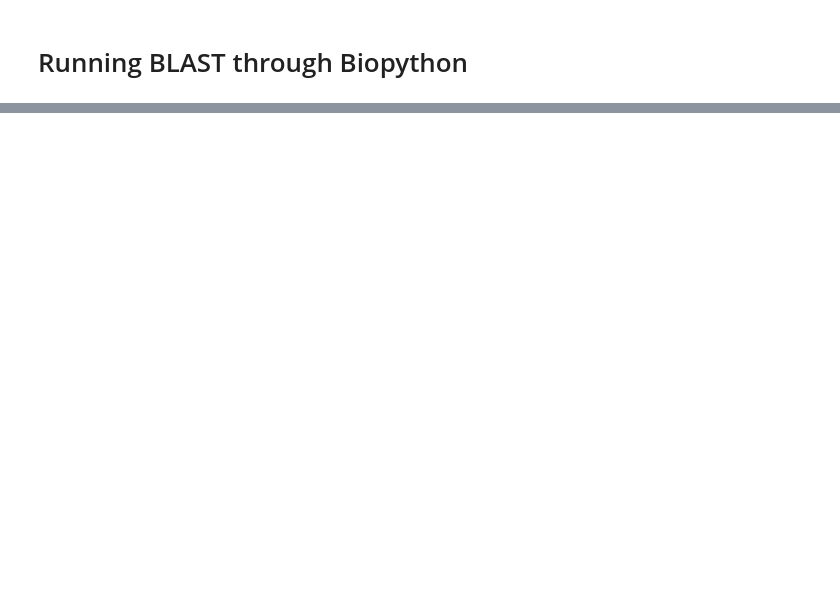
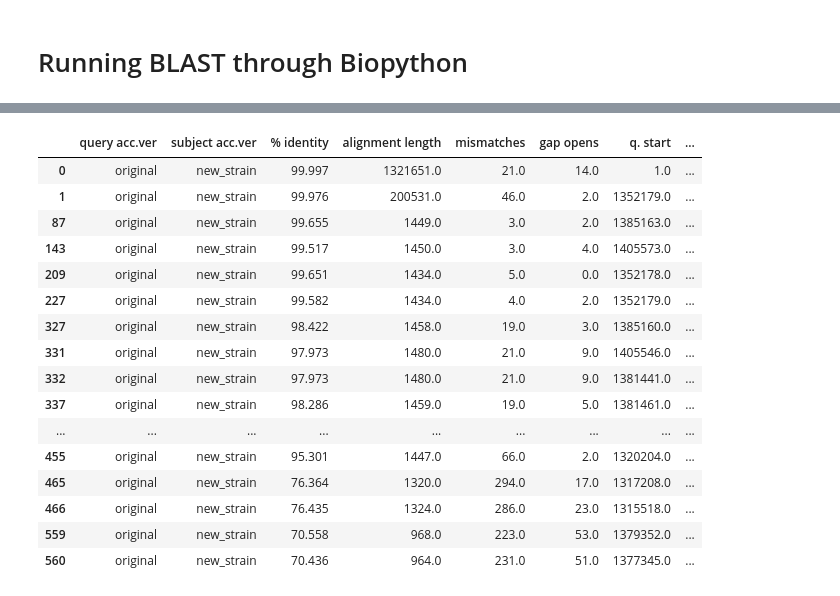
Before and after one commit to SentientVirus/ATTC_biopython, a Jupyter notebook: Blast.ipynb, the cells around one changed output, grey strips where cells are left out. Drawn from its saved outputs; the diff is of its cells as text; code cells hidden in the pictures; blank space fills up the shorter version.

```diff
--- a/Blast.ipynb
+++ b/Blast.ipynb
@@ -15,0 +31,15 @@ ApplicationError: Non-zero return code 127 from 'blastp -query ftsZ.fna -db nr -
+# %%
+i = 0
+with open(outfile) as out:
+    for line in out:
+        print(line)
+        i += 1
+        #We can also use this loop to generate a list with the fields:
+        if "Fields" in line:
+            headers = line
+        elif i > 10:
+            break
+
+header_list = headers.split(",") #Divide comma-separated fields
+header_list[0] = header_list[0].replace("# Fields: ", "") #Remove start of line
+header_list = [header.strip().strip("\n") for header in header_list] #Remove spaces and line breaks from beginning and end
@@ -15,0 +95,11 @@ ApplicationError: Non-zero return code 127 from 'blastp -query ftsZ.fna -db nr -
+# %%
+path2gbks = "gbff" #Directory with input GenBank files
+start = 1300000 #Start position in the genome of the segment to be plotted
+seg_size = 110000 #Size of the segment to be plotted
+
+#We initialize the gv object containing feature information with a few plotting parameters
+gv = GenomeViz(
+    feature_track_ratio = 0.3,
+    tick_track_ratio = 0.5,
+    tick_style = "axis",
+)
@@ -15,0 +149,25 @@ ApplicationError: Non-zero return code 127 from 'blastp -query ftsZ.fna -db nr -
+# %%
+#Here I removed the matches that are outside the region that we want to plot
+tab_df = tab_df.drop(tab_df[tab_df["q. end"] < start].index)
+tab_df = tab_df.drop(tab_df[tab_df["s. end"] < start].index)
+tab_df = tab_df.drop(tab_df[tab_df["q. start"] > start + seg_size].index)
+tab_df = tab_df.drop(tab_df[tab_df["s. start"] > start + seg_size].index)
+display(tab_df)
+# %% [output]
+|  | query acc.ver | subject acc.ver | % identity | alignment length | mismatches | gap opens | q. start | ... |
+| 0 | original | new_strain | 99.997 | 1321651.0 | 21.0 | 14.0 | 1.0 | ... |
+| 1 | original | new_strain | 99.976 | 200531.0 | 46.0 | 2.0 | 1352179.0 | ... |
+| 87 | original | new_strain | 99.655 | 1449.0 | 3.0 | 2.0 | 1385163.0 | ... |
+| 143 | original | new_strain | 99.517 | 1450.0 | 3.0 | 4.0 | 1405573.0 | ... |
+| 209 | original | new_strain | 99.651 | 1434.0 | 5.0 | 0.0 | 1352178.0 | ... |
+| 227 | original | new_strain | 99.582 | 1434.0 | 4.0 | 2.0 | 1352179.0 | ... |
+| 327 | original | new_strain | 98.422 | 1458.0 | 19.0 | 3.0 | 1385160.0 | ... |
+| 331 | original | new_strain | 97.973 | 1480.0 | 21.0 | 9.0 | 1405546.0 | ... |
+| 332 | original | new_strain | 97.973 | 1480.0 | 21.0 | 9.0 | 1381441.0 | ... |
+| 337 | original | new_strain | 98.286 | 1459.0 | 19.0 | 5.0 | 1381461.0 | ... |
+| ... | ... | ... | ... | ... | ... | ... | ... | ... |
+| 455 | original | new_strain | 95.301 | 1447.0 | 66.0 | 2.0 | 1320204.0 | ... |
+| 465 | original | new_strain | 76.364 | 1320.0 | 294.0 | 17.0 | 1317208.0 | ... |
+| 466 | original | new_strain | 76.435 | 1324.0 | 286.0 | 23.0 | 1315518.0 | ... |
+| 559 | original | new_strain | 70.558 | 968.0 | 223.0 | 53.0 | 1379352.0 | ... |
+| 560 | original | new_strain | 70.436 | 964.0 | 231.0 | 51.0 | 1377345.0 | ... |
```
Also changed, not shown: parts of 25 cells of this notebook, 5 other files.
